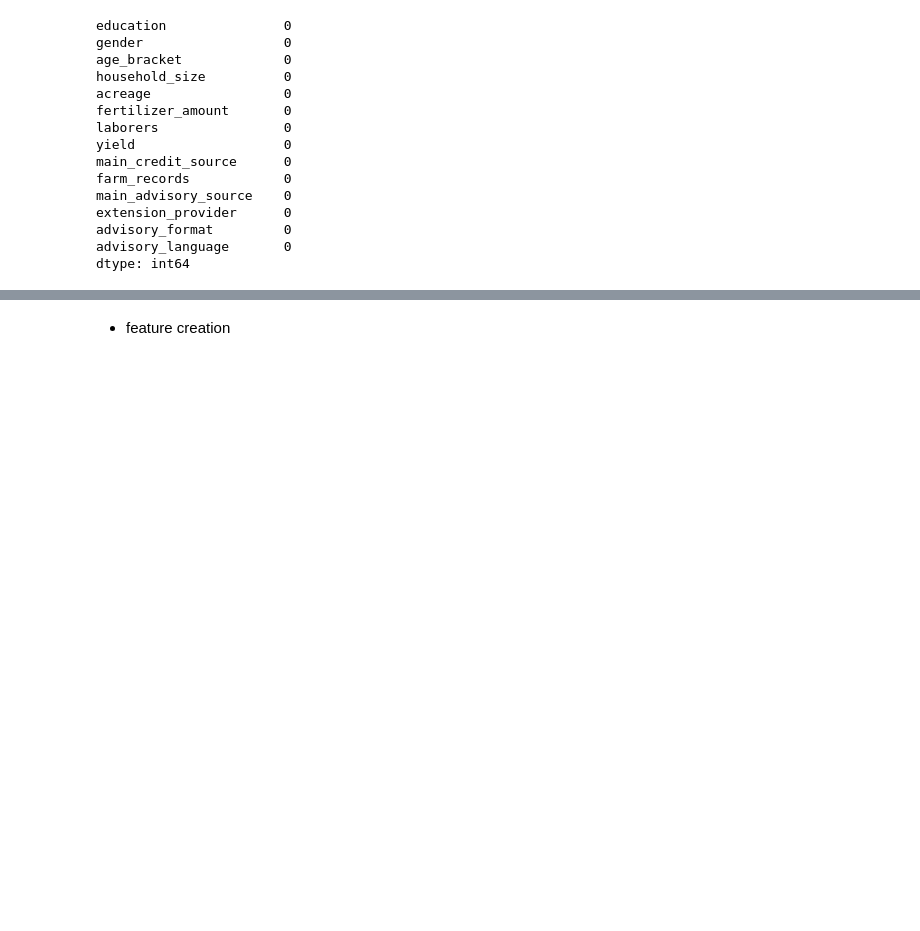
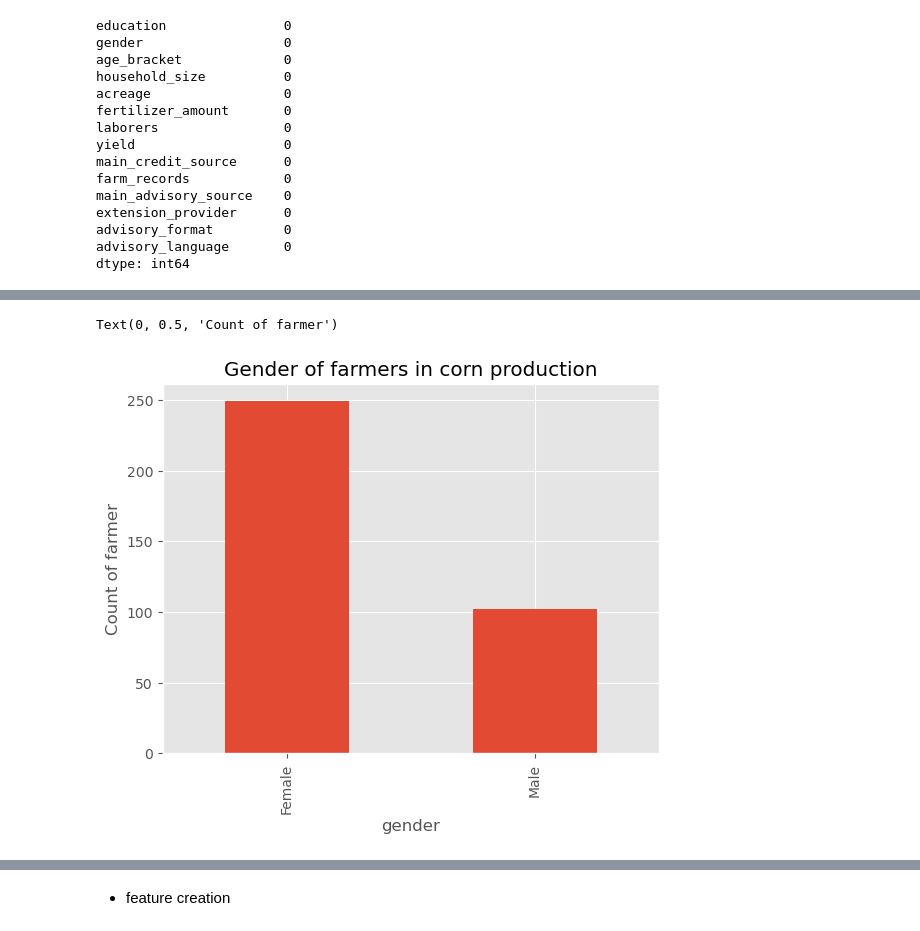
Before and after one commit to bizzaccelerator/midterm-project-mlzoomcamp, a Jupyter notebook: notebook.ipynb, the cells around one changed output, grey strips where cells are left out. Saved outputs shown, nothing was run; the diff lists cells and outputs as text; code cells hidden in the pictures; blank space fills up the shorter version.

```diff
--- a/notebook.ipynb
+++ b/notebook.ipynb
@@ -271,0 +300,8 @@ dtype: int64
+# %%
+# The 'gender' variable behave as:
+ax = corn_subset['gender'].value_counts() \
+    .plot(kind='bar',title='Gender of farmers in corn production')
+ax.set_ylabel('Count of farmer')
+# %% [output]
+Text(0, 0.5, 'Count of farmer')
+[figure, added]
```
Also changed, not shown: parts of 6 cells of this notebook.
